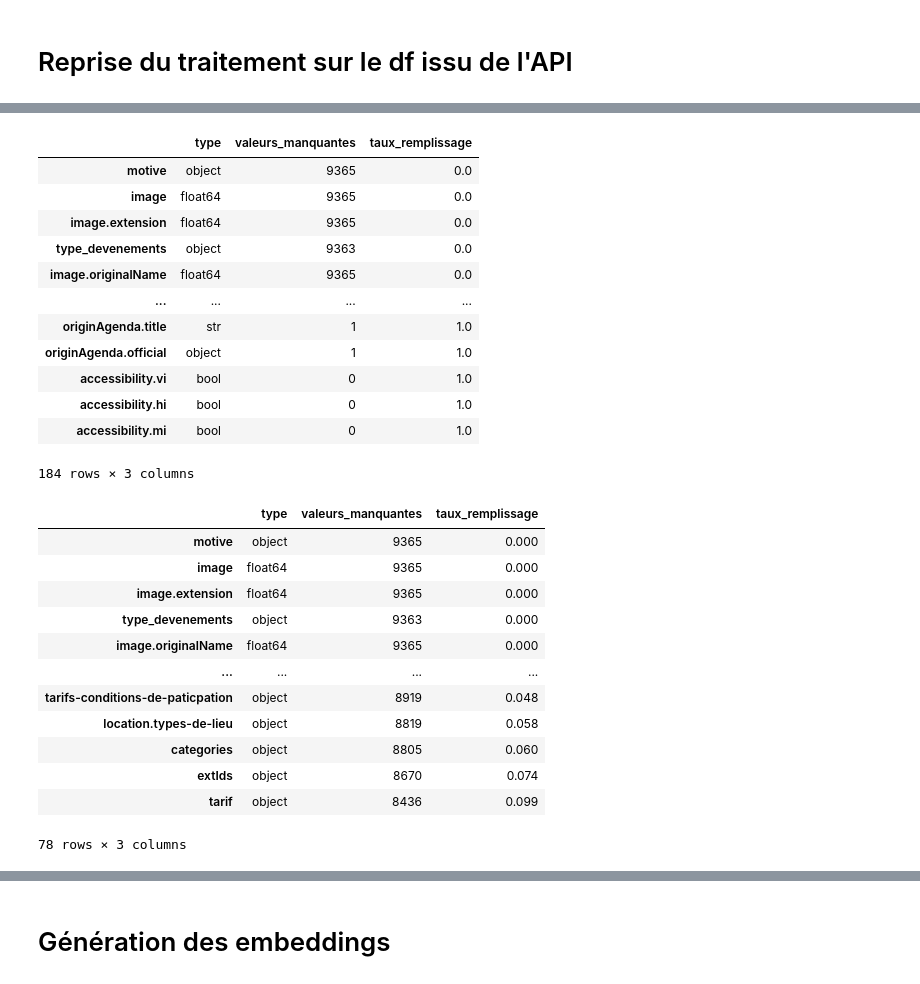
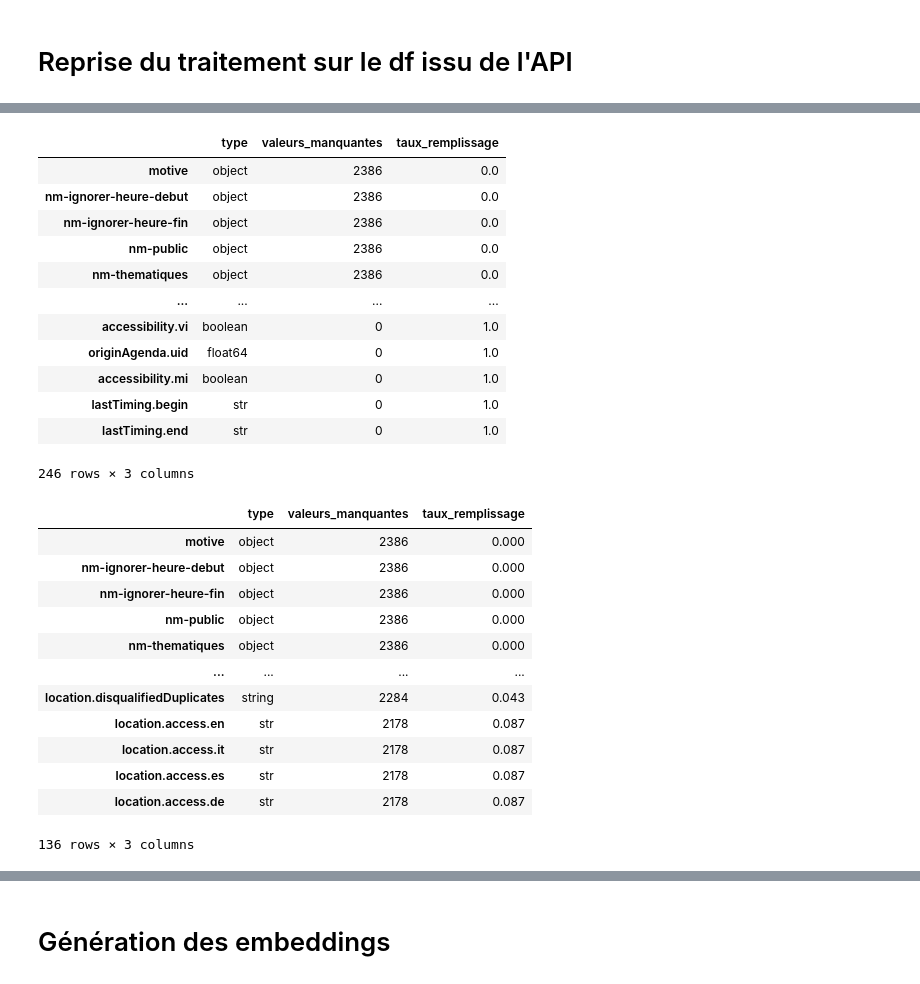
Before and after one commit to ManuHoudin/Puls_Events, a Jupyter notebook: rag_e.ipynb, the cells around one changed output, grey strips where cells are left out. Drawn from its saved outputs; the diff is of its cells as text; code cells hidden in the pictures.

```diff
--- a/rag_e.ipynb
+++ b/rag_e.ipynb
@@ -383,39 +382,39 @@ Contrôle de date : True
 # %%
 # Nettoyage des données
 def valeurs_manquantes(serie):
     if pd.api.types.is_string_dtype(serie) or serie.dtype == "object":
         return serie.isna() | serie.astype("string").str.strip().eq("")
     return serie.isna()
 
 rapport_colonnes = pd.DataFrame({
-    "type": df_filtre.dtypes.astype(str),
+    "type": df_filtre_api.dtypes.astype(str),
     "valeurs_manquantes": {
         colonne: valeurs_manquantes(df_filtre_api[colonne]).sum()
-        for colonne in df_filtre.columns
+        for colonne in df_filtre_api.columns
     },
 })
 
 rapport_colonnes["taux_remplissage"] = (
     1 - rapport_colonnes["valeurs_manquantes"] / len(df_filtre_api)
 ).round(3)
 
 rapport_colonnes = rapport_colonnes.sort_values("taux_remplissage")
 
 display(rapport_colonnes)
 # %% [output]
 |  | type | valeurs_manquantes | taux_remplissage |
-| motive | object | 9365 | 0.0 |
-| image | float64 | 9365 | 0.0 |
-| image.extension | float64 | 9365 | 0.0 |
-| type_devenements | object | 9363 | 0.0 |
-| image.originalName | float64 | 9365 | 0.0 |
+| motive | object | 2386 | 0.0 |
+| nm-ignorer-heure-debut | object | 2386 | 0.0 |
+| nm-ignorer-heure-fin | object | 2386 | 0.0 |
+| nm-public | object | 2386 | 0.0 |
+| nm-thematiques | object | 2386 | 0.0 |
 | ... | ... | ... | ... |
-| originAgenda.title | str | 1 | 1.0 |
-| originAgenda.official | object | 1 | 1.0 |
-| accessibility.vi | bool | 0 | 1.0 |
-| accessibility.hi | bool | 0 | 1.0 |
-| accessibility.mi | bool | 0 | 1.0 |
+| accessibility.vi | boolean | 0 | 1.0 |
+| originAgenda.uid | float64 | 0 | 1.0 |
+| accessibility.mi | boolean | 0 | 1.0 |
+| lastTiming.begin | str | 0 | 1.0 |
+| lastTiming.end | str | 0 | 1.0 |
-184 rows × 3 columns
+246 rows × 3 columns
 # %%
 colonnes_peu_remplies = rapport_colonnes.query(
     "taux_remplissage < 0.10"
@@ -424,18 +423,18 @@ colonnes_peu_remplies = rapport_colonnes.query(
 display(colonnes_peu_remplies)
 # %% [output]
 |  | type | valeurs_manquantes | taux_remplissage |
-| motive | object | 9365 | 0.000 |
-| image | float64 | 9365 | 0.000 |
-| image.extension | float64 | 9365 | 0.000 |
-| type_devenements | object | 9363 | 0.000 |
-| image.originalName | float64 | 9365 | 0.000 |
+| motive | object | 2386 | 0.000 |
+| nm-ignorer-heure-debut | object | 2386 | 0.000 |
+| nm-ignorer-heure-fin | object | 2386 | 0.000 |
+| nm-public | object | 2386 | 0.000 |
+| nm-thematiques | object | 2386 | 0.000 |
 | ... | ... | ... | ... |
-| tarifs-conditions-de-paticpation | object | 8919 | 0.048 |
-| location.types-de-lieu | object | 8819 | 0.058 |
-| categories | object | 8805 | 0.060 |
-| extIds | object | 8670 | 0.074 |
-| tarif | object | 8436 | 0.099 |
+| location.disqualifiedDuplicates | string | 2284 | 0.043 |
+| location.access.en | str | 2178 | 0.087 |
+| location.access.it | str | 2178 | 0.087 |
+| location.access.es | str | 2178 | 0.087 |
+| location.access.de | str | 2178 | 0.087 |
-78 rows × 3 columns
+136 rows × 3 columns
 # %%
 seuil_remplissage = 0.10
 
```
Also changed, not shown: parts of 10 cells of this notebook, 1 other file.
